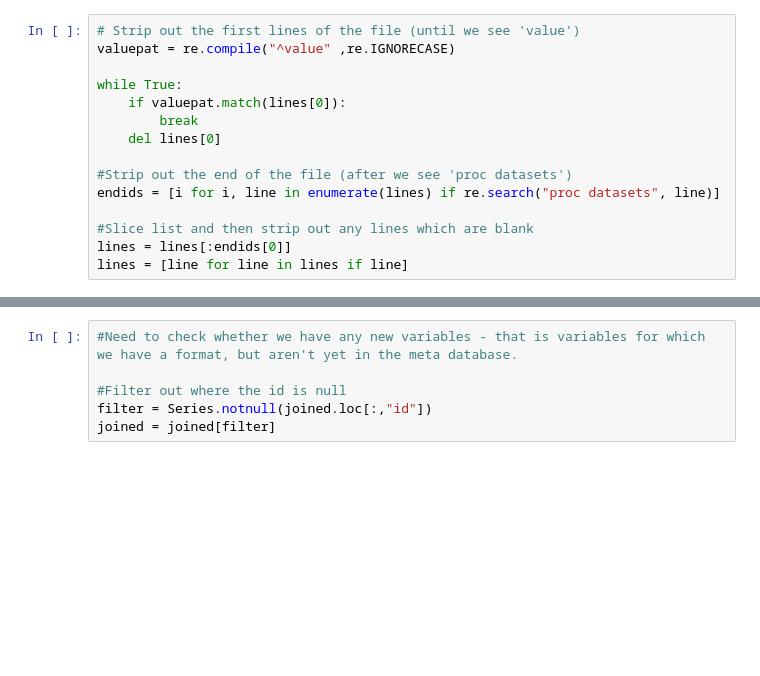
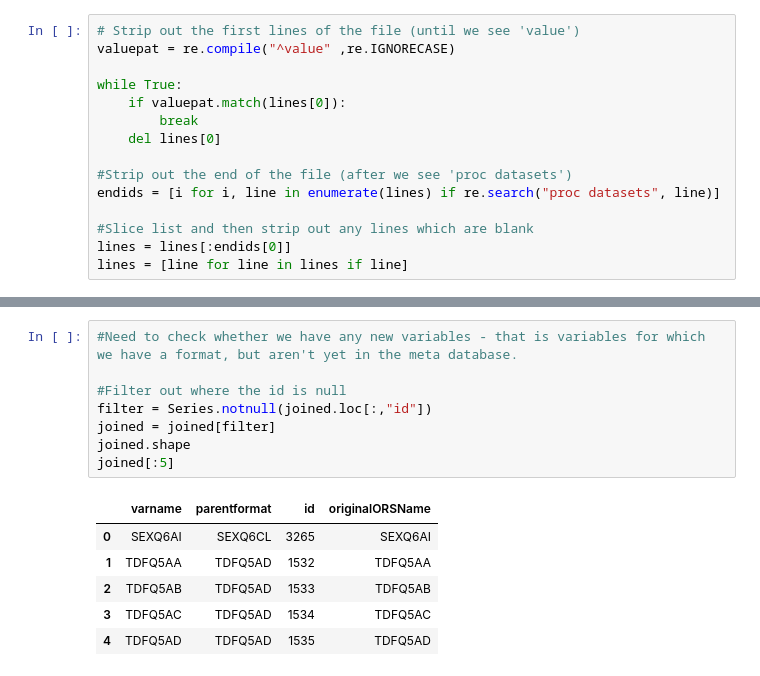
Before and after one commit to RobinL/updatemetadatabase, a Jupyter notebook: Update formats.ipynb, the cells around one changed output, grey strips where cells are left out. Cells and saved outputs as stored; diff of their text form; blank space fills up the shorter version.

```diff
--- a/Update formats.ipynb
+++ b/Update formats.ipynb
@@ -113,9 +147,18 @@ joined = newvar\
 # %%
 #Need to check whether we have any new variables - that is variables for which we have a format, but aren't yet in the meta database.
 
 #Filter out where the id is null
 filter = Series.notnull(joined.loc[:,"id"])
 joined = joined[filter]
+joined.shape
+joined[:5]
+# %% [output]
+|  | varname | parentformat | id | originalORSName |
+| 0 | SEXQ6AI | SEXQ6CL | 3265 | SEXQ6AI |
+| 1 | TDFQ5AA | TDFQ5AD | 1532 | TDFQ5AA |
+| 2 | TDFQ5AB | TDFQ5AD | 1533 | TDFQ5AB |
+| 3 | TDFQ5AC | TDFQ5AD | 1534 | TDFQ5AC |
+| 4 | TDFQ5AD | TDFQ5AD | 1535 | TDFQ5AD |
 # %%
 #Iteratre through the rows updating the tables of the metadatabase
 
```
Also changed, not shown: parts of 18 cells of this notebook, 1 other file.
